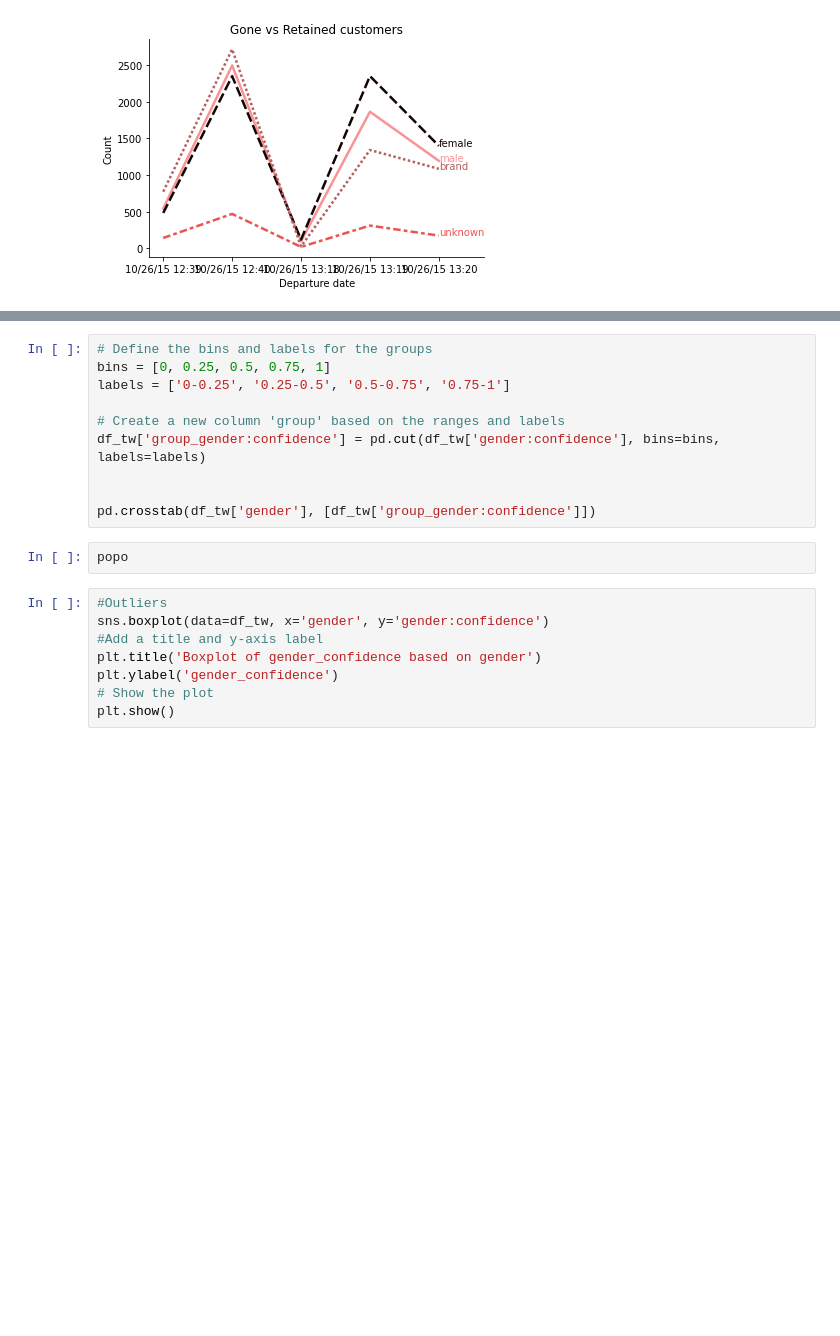
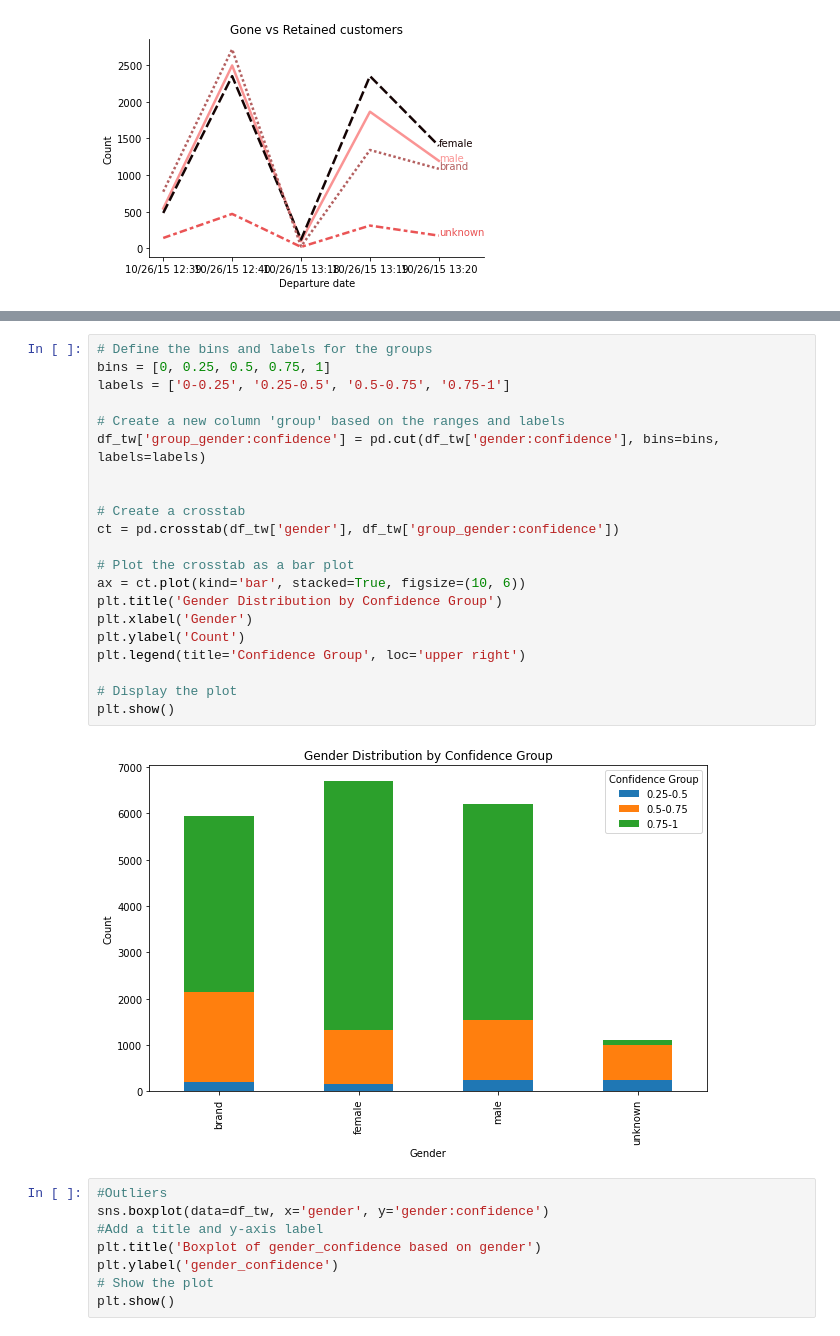
Before and after one commit to jsebastianquiroga/DEEP_LEARNING_PUJ, a Jupyter notebook: Notebook/DL_Twitter_Gender_Classification.ipynb, the cells around one changed output, grey strips where cells are left out. Saved outputs shown, nothing was run; the diff lists cells and outputs as text; blank space fills up the shorter version.

```diff
--- a/Notebook/DL_Twitter_Gender_Classification.ipynb
+++ b/Notebook/DL_Twitter_Gender_Classification.ipynb
@@ -306,15 +358,26 @@ plt.show()
 # %%
 # Define the bins and labels for the groups
 bins = [0, 0.25, 0.5, 0.75, 1]
 labels = ['0-0.25', '0.25-0.5', '0.5-0.75', '0.75-1']
 
 # Create a new column 'group' based on the ranges and labels
 df_tw['group_gender:confidence'] = pd.cut(df_tw['gender:confidence'], bins=bins, labels=labels)
 
 
-pd.crosstab(df_tw['gender'], [df_tw['group_gender:confidence']])
+# Create a crosstab
+ct = pd.crosstab(df_tw['gender'], df_tw['group_gender:confidence'])
+
+# Plot the crosstab as a bar plot
+ax = ct.plot(kind='bar', stacked=True, figsize=(10, 6))
+plt.title('Gender Distribution by Confidence Group')
+plt.xlabel('Gender')
+plt.ylabel('Count')
+plt.legend(title='Confidence Group', loc='upper right')
+
+# Display the plot
+plt.show()
+# %% [output]
+[figure, added]
-# %%
-popo
 # %%
 #Outliers
 sns.boxplot(data=df_tw, x='gender', y='gender:confidence')
```
Also changed, not shown: parts of 8 cells of this notebook.
